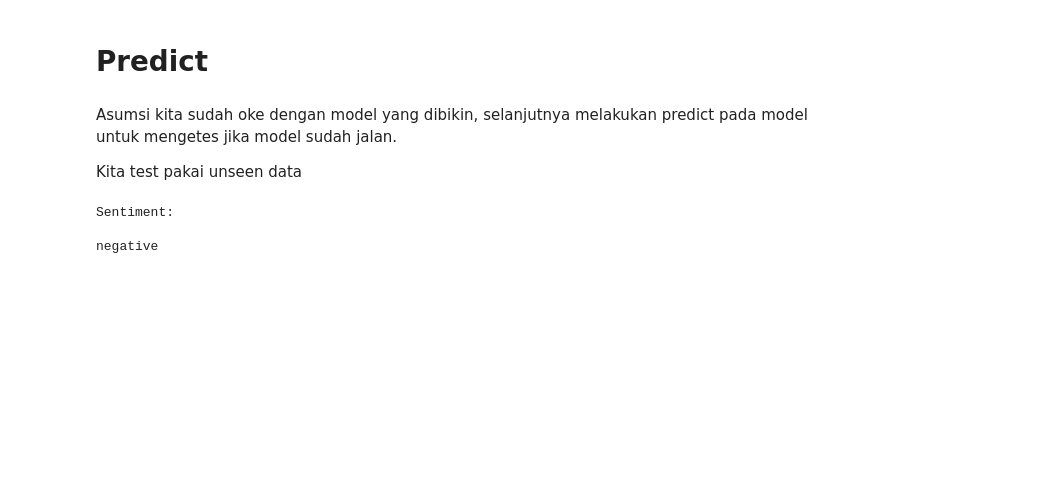
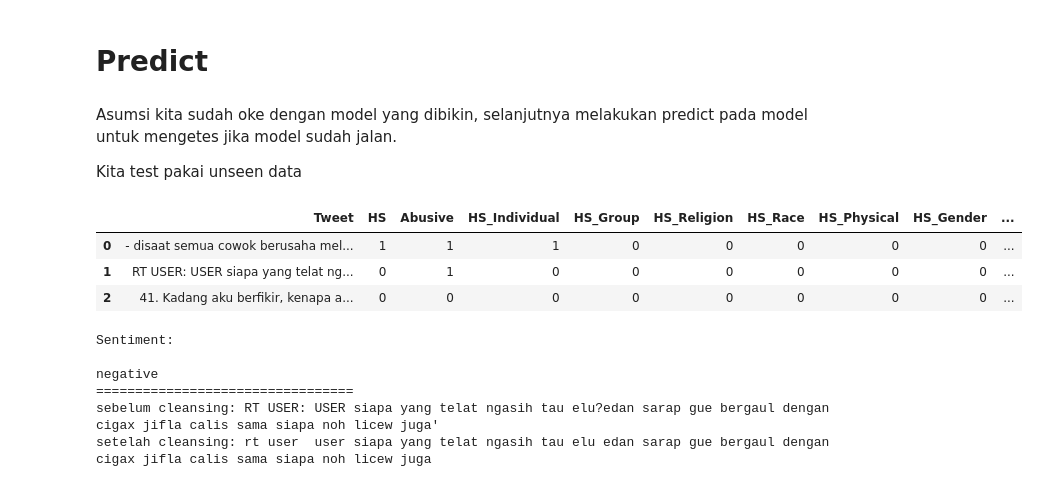
Before and after one commit to joanesferdi/23001042-15-val-project, a Jupyter notebook: CH8/CH8TP2-NEURAL_NETWORK.ipynb, the cells around one changed output. Drawn from its saved outputs; the diff is of its cells as text; code cells hidden in the pictures; blank space fills up the shorter version.

```diff
--- a/CH8/CH8TP2-NEURAL_NETWORK.ipynb
+++ b/CH8/CH8TP2-NEURAL_NETWORK.ipynb
@@ -255,20 +262,37 @@ Hasilnya nilai rata-rata accuracy pada angka 0.77. Ini menunjukkan model kita cu
 Asumsi kita sudah oke dengan model yang dibikin, selanjutnya melakukan predict pada model untuk mengetes jika model sudah jalan.
 
 Kita test pakai unseen data
+# %%
+data_test = pd.read_csv('Data unseen/data.csv')
+data_test.head(3)
+# %% [output]
+|  | Tweet | HS | Abusive | HS_Individual | HS_Group | HS_Religion | HS_Race | HS_Physical | HS_Gender | ... |
+| 0 | - disaat semua cowok berusaha mel... | 1 | 1 | 1 | 0 | 0 | 0 | 0 | 0 | ... |
+| 1 | RT USER: USER siapa yang telat ng... | 0 | 1 | 0 | 0 | 0 | 0 | 0 | 0 | ... |
+| 2 | 41. Kadang aku berfikir, kenapa a... | 0 | 0 | 0 | 0 | 0 | 0 | 0 | 0 | ... |
 # %%
-original_text =  '''
-Rasa syukur, cukup.
-'''
+# original_text =  '''
+# deklarasi pilkada 2018 aman dan anti hoax warga dukuh sari jabo
+# '''
+
+input_form = data_test['Tweet'][1]
 
 # Feature Extraction
-text = count_vect.transform([cleansing(original_text)])
+text = count_vect.transform([cleansing(input_form)])
 
 # Kita prediksi sentimennya
 result = model.predict(text)[0]
 print("Sentiment:")
 print()
 print(result)
+
+print("=================================")
+print("sebelum cleansing:", input_form)
+print("setelah cleansing:", cleansing(input_form))
 # %% [output]
 Sentiment:
 
 negative
+=================================
+sebelum cleansing: RT USER: USER siapa yang telat ngasih tau elu?edan sarap gue bergaul dengan cigax jifla calis sama siapa noh licew juga'
+setelah cleansing: rt user  user siapa yang telat ngasih tau elu edan sarap gue bergaul dengan cigax jifla calis sama siapa noh licew juga
```
Also changed, not shown: parts of 5 cells of this notebook, 9 other files.
